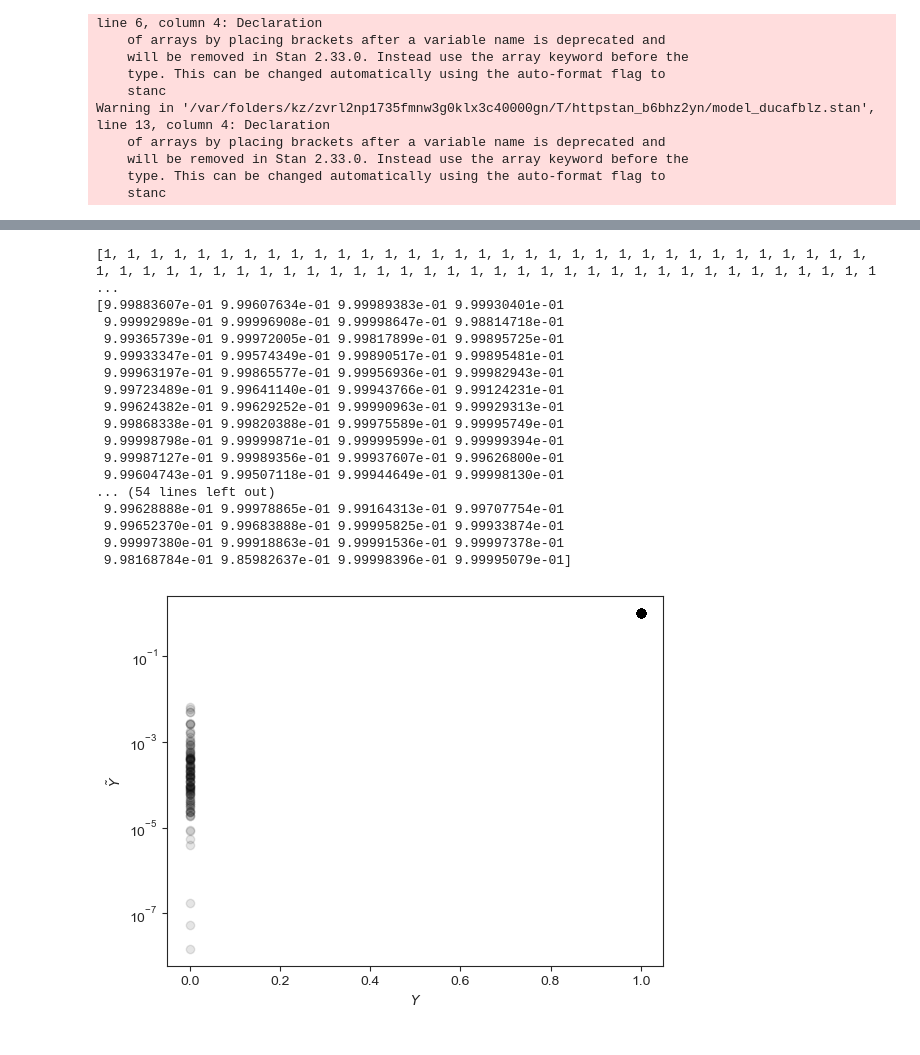
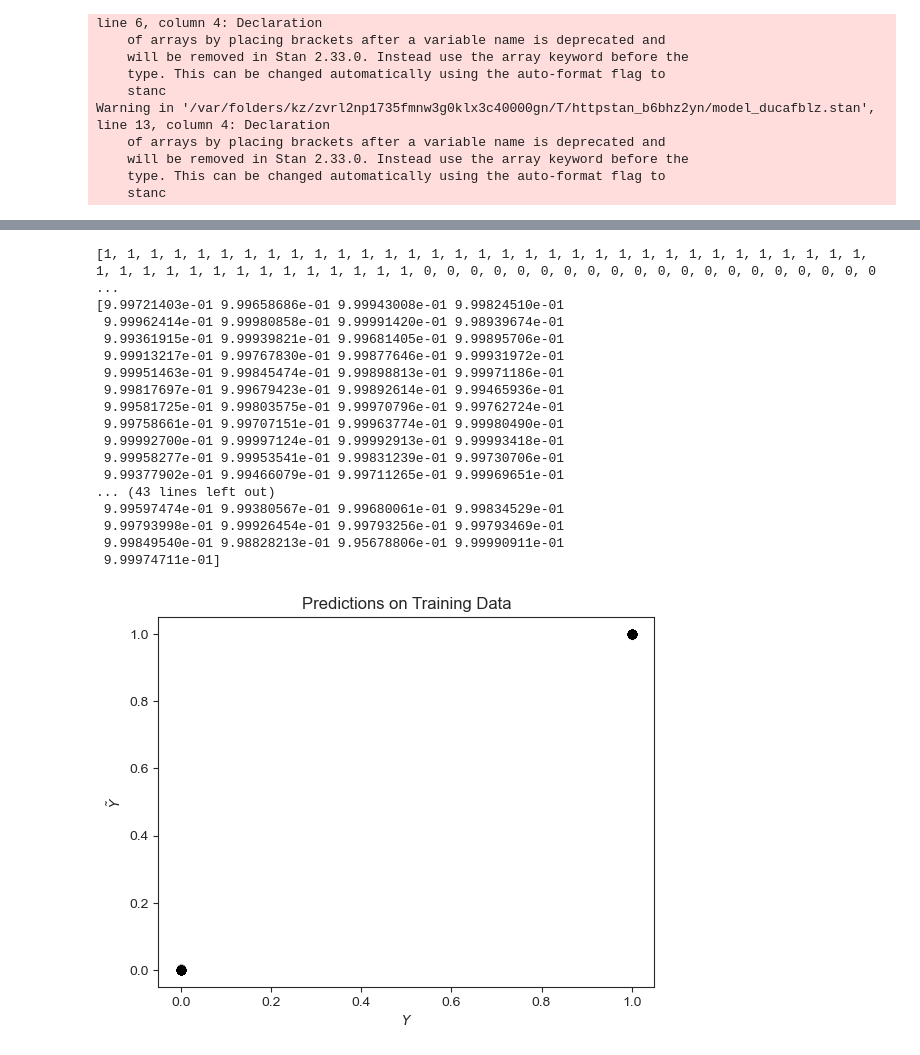
Before and after one commit to CamLunn/Bayesian-Logistic-Regression-Kidney-Disease, a Jupyter notebook: model_notebook_1.ipynb, the cells around one changed output, grey strips where cells are left out. Cells and saved outputs as stored; diff of their text form; code cells hidden in the pictures.

```diff
--- a/model_notebook_1.ipynb
+++ b/model_notebook_1.ipynb
@@ -89,0 +66,4 @@ Name: slide name, dtype: int64
+# %%
+test_ROIs = meta_df[(meta_df['slide name'] == 'disease4') | (meta_df['slide name'] == 'normal4')]['ROI'].values
+# print(meta_df.head())
+print(test_ROIs)
@@ -127,6 +125,12 @@ model {
 }
 """
 # %%
+# df = raw_df.head(1000)
+df = raw_df
+threshold = 1
+column_list = [col for col in df.columns if col != 'gene' and sum(df[col]) > 0 and col not in test_ROIs]
+test_column_list = [col for col in df.columns if col != 'gene' and sum(df[col]) > 0 and col in test_ROIs]
+print(len(column_list))
 
 # # Option 1: normalize by sum of all counts for an ROI, multiplied by 1,000 to prevent underflow
 # X = np.array([df[col]*10/sum(df[col]) for col in column_list])
@@ -134,10 +138,15 @@ model {
 
 # Option 2: normalize using z-score method:
 X = [sp.stats.zscore(df[col]).tolist() for col in column_list]
+test_X = [sp.stats.zscore(df[col]).tolist() for col in test_column_list]
 
 Y = []
 for col in column_list:
     Y.append(int(meta_df[meta_df['ROI']==col]['diagnosis'].values[0]))
+
+test_Y = []
+for col in test_column_list:
+    test_Y.append(int(meta_df[meta_df['ROI']==col]['diagnosis'].values[0]))
 
 # print(Y)
 print(len(Y))
@@ -246,35 +277,36 @@ plt.xlabel(r'$Y$')
 # %%
 correct_guesses = 0
 total_guesses = 0
 # add simulated data points
 
 scaled = [np.array(t_betas) * x[:] for x in X]
 z = [t_out['alpha'][0] + sum(s) for s in scaled]
 Y_tilde = np.exp(z) / (1 + np.exp(z))
 plt.scatter(Y, Y_tilde, color='k', alpha=0.1, zorder=-10)
 plt.ylabel(r'$\tilde{Y}$')
 plt.xlabel(r'$Y$')
-plt.yscale('log')
+# plt.yscale('log')
+plt.title('Predictions on Training Data')
 
 print(Y)
 print(Y_tilde)
 plt.show()
 # %% [output]
-[1, 1, 1, 1, 1, 1, 1, 1, 1, 1, 1, 1, 1, 1, 1, 1, 1, 1, 1, 1, 1, 1, 1, 1, 1, 1, 1, 1, 1, 1, 1, 1, 1, 1, 1, 1, 1, 1, 1, 1, 1, 1, 1, 1, 1, 1, 1, 1, 1, 1, 1, 1, 1, 1, 1, 1, 1, 1, 1, 1, 1, 1, 1, 1, 1, 1, 1 ...
-[9.99883607e-01 9.99607634e-01 9.99989383e-01 9.99930401e-01
- 9.99992989e-01 9.99996908e-01 9.99998647e-01 9.98814718e-01
- 9.99365739e-01 9.99972005e-01 9.99817899e-01 9.99895725e-01
- 9.99933347e-01 9.99574349e-01 9.99890517e-01 9.99895481e-01
- 9.99963197e-01 9.99865577e-01 9.99956936e-01 9.99982943e-01
- 9.99723489e-01 9.99641140e-01 9.99943766e-01 9.99124231e-01
- 9.99624382e-01 9.99629252e-01 9.99990963e-01 9.99929313e-01
- 9.99868338e-01 9.99820388e-01 9.99975589e-01 9.99995749e-01
- 9.99998798e-01 9.99999871e-01 9.99999599e-01 9.99999394e-01
- 9.99987127e-01 9.99989356e-01 9.99937607e-01 9.99626800e-01
- 9.99604743e-01 9.99507118e-01 9.99944649e-01 9.99998130e-01
-... (54 lines left out)
- 9.99628888e-01 9.99978865e-01 9.99164313e-01 9.99707754e-01
- 9.99652370e-01 9.99683888e-01 9.99995825e-01 9.99933874e-01
- 9.99997380e-01 9.99918863e-01 9.99991536e-01 9.99997378e-01
- 9.98168784e-01 9.85982637e-01 9.99998396e-01 9.99995079e-01]
+[1, 1, 1, 1, 1, 1, 1, 1, 1, 1, 1, 1, 1, 1, 1, 1, 1, 1, 1, 1, 1, 1, 1, 1, 1, 1, 1, 1, 1, 1, 1, 1, 1, 1, 1, 1, 1, 1, 1, 1, 1, 1, 1, 1, 1, 1, 1, 0, 0, 0, 0, 0, 0, 0, 0, 0, 0, 0, 0, 0, 0, 0, 0, 0, 0, 0, 0 ...
+[9.99721403e-01 9.99658686e-01 9.99943008e-01 9.99824510e-01
+ 9.99962414e-01 9.99980858e-01 9.99991420e-01 9.98939674e-01
+ 9.99361915e-01 9.99939821e-01 9.99681405e-01 9.99895706e-01
+ 9.99913217e-01 9.99767830e-01 9.99877646e-01 9.99931972e-01
+ 9.99951463e-01 9.99845474e-01 9.99898813e-01 9.99971186e-01
+ 9.99817697e-01 9.99679423e-01 9.99892614e-01 9.99465936e-01
+ 9.99581725e-01 9.99803575e-01 9.99970796e-01 9.99762724e-01
+ 9.99758661e-01 9.99707151e-01 9.99963774e-01 9.99980490e-01
+ 9.99992700e-01 9.99997124e-01 9.99992913e-01 9.99993418e-01
+ 9.99958277e-01 9.99953541e-01 9.99831239e-01 9.99730706e-01
+ 9.99377902e-01 9.99466079e-01 9.99711265e-01 9.99969651e-01
+... (43 lines left out)
+ 9.99597474e-01 9.99380567e-01 9.99680061e-01 9.99834529e-01
+ 9.99793998e-01 9.99926454e-01 9.99793256e-01 9.99793469e-01
+ 9.99849540e-01 9.98828213e-01 9.95678806e-01 9.99990911e-01
+ 9.99974711e-01]
-[figure, old version]
+[figure, new version]
```
Also changed, not shown: parts of 7 cells of this notebook.
